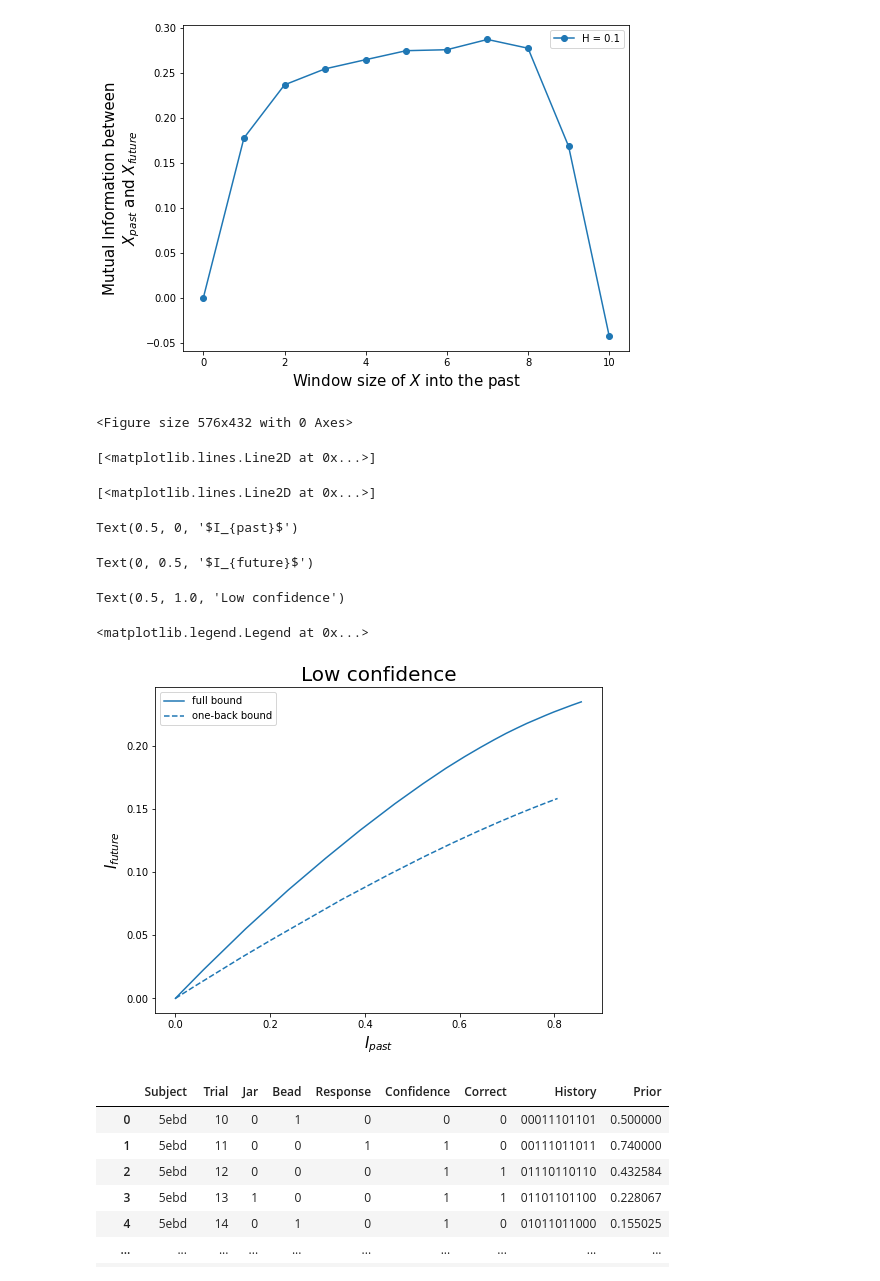
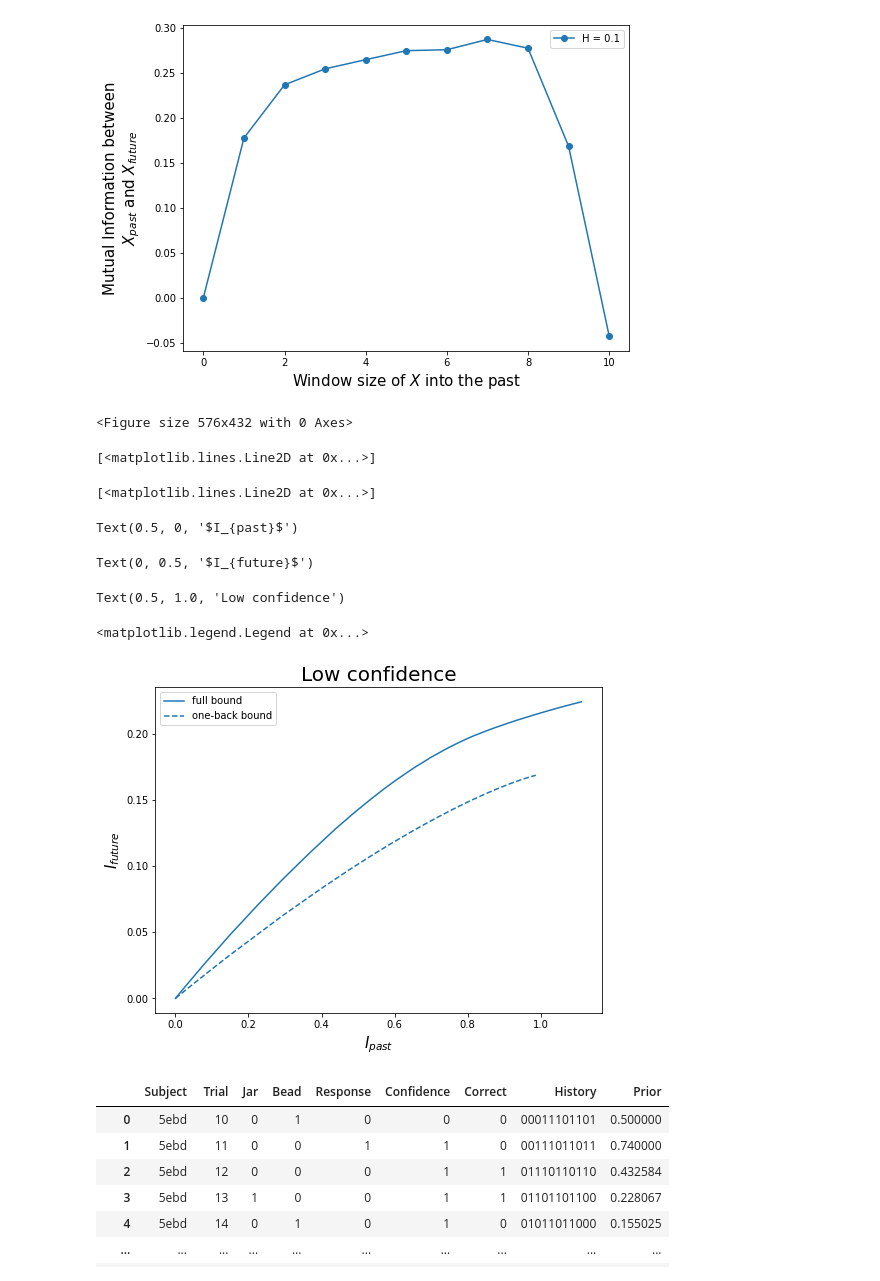
Before and after one commit to vickiew/InformationBottleneckConfidence, a Jupyter notebook: Urn-Confidence/Pilot/IBConfidenceSimulation.ipynb, the cells around one changed output. Drawn from its saved outputs; the diff is of its cells as text; code cells hidden in the pictures.

```diff
--- a/Urn-Confidence/Pilot/IBConfidenceSimulation.ipynb
+++ b/Urn-Confidence/Pilot/IBConfidenceSimulation.ipynb
@@ -112,30 +112,30 @@ Text(0.5, 0, 'Window size of $X$ into the past')
 [figure]
 # %%
 ip_fullbound,if_fullbound,ip_1backbound,if_1backbound = sm.get_windowed_bound(bound_seq['History'],
-                                                             bound_seq['Jar'],6)
+                                                             bound_seq['Jar'],6, maxbeta = 10)
 
 
 # Plot bounds
 plt.figure(1,(8,6))
 
 # Low confidence rate
 #plt.subplot(1,2,1)
 plt.plot(ip_fullbound,if_fullbound,'-',color=cmap(0),label='full bound')
 plt.plot(ip_1backbound,if_1backbound,'--',color=cmap(0), label='one-back bound')
 #plt.ylim([0,.8])
 plt.xlabel('$I_{past}$',size=15)
 plt.ylabel('$I_{future}$',size=15)
 plt.title('Low confidence',size=20)
 plt.legend()
 # %% [output]
 <Figure size 576x432 with 0 Axes>
 [<matplotlib.lines.Line2D at 0x...>]
 [<matplotlib.lines.Line2D at 0x...>]
 Text(0.5, 0, '$I_{past}$')
 Text(0, 0.5, '$I_{future}$')
 Text(0.5, 1.0, 'Low confidence')
 <matplotlib.legend.Legend at 0x...>
-[figure, old version]
+[figure, new version]
 # %%
 D
 # %% [output]
```
Also changed, not shown: parts of 25 cells of this notebook, 12 other files.
